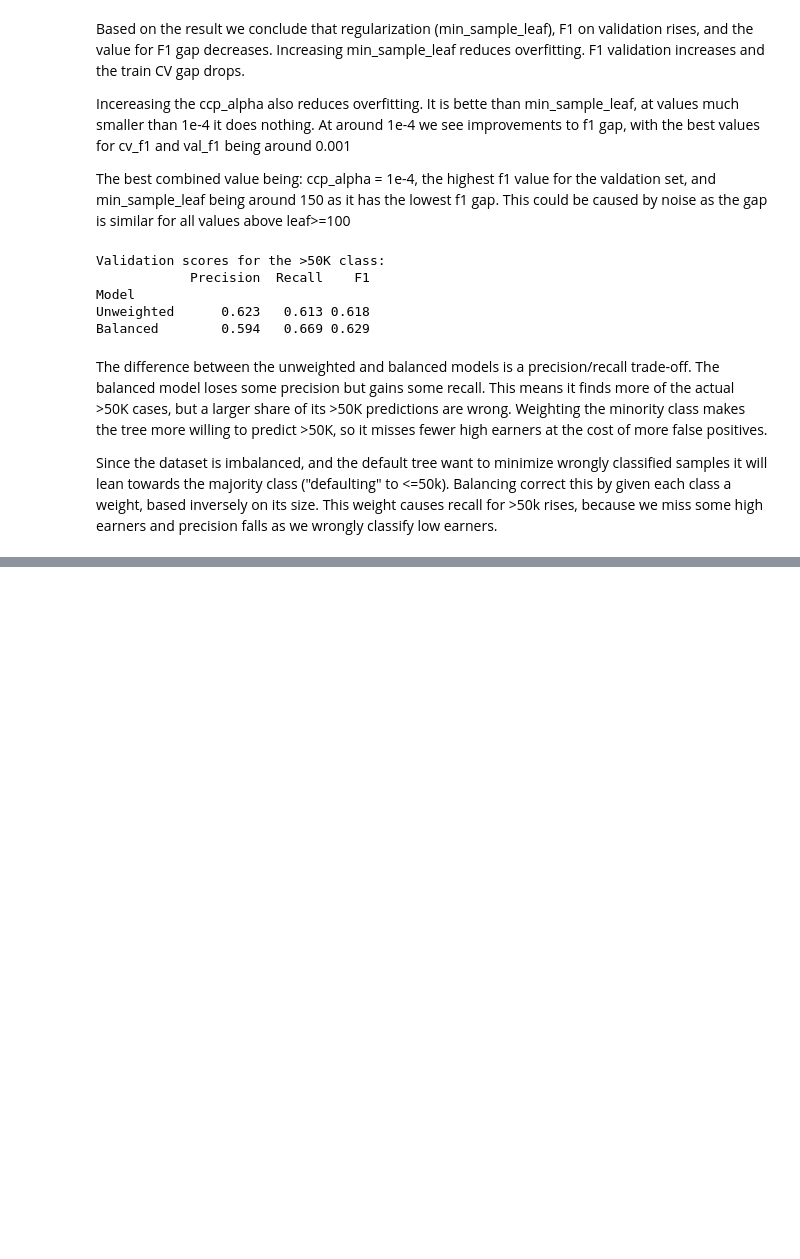
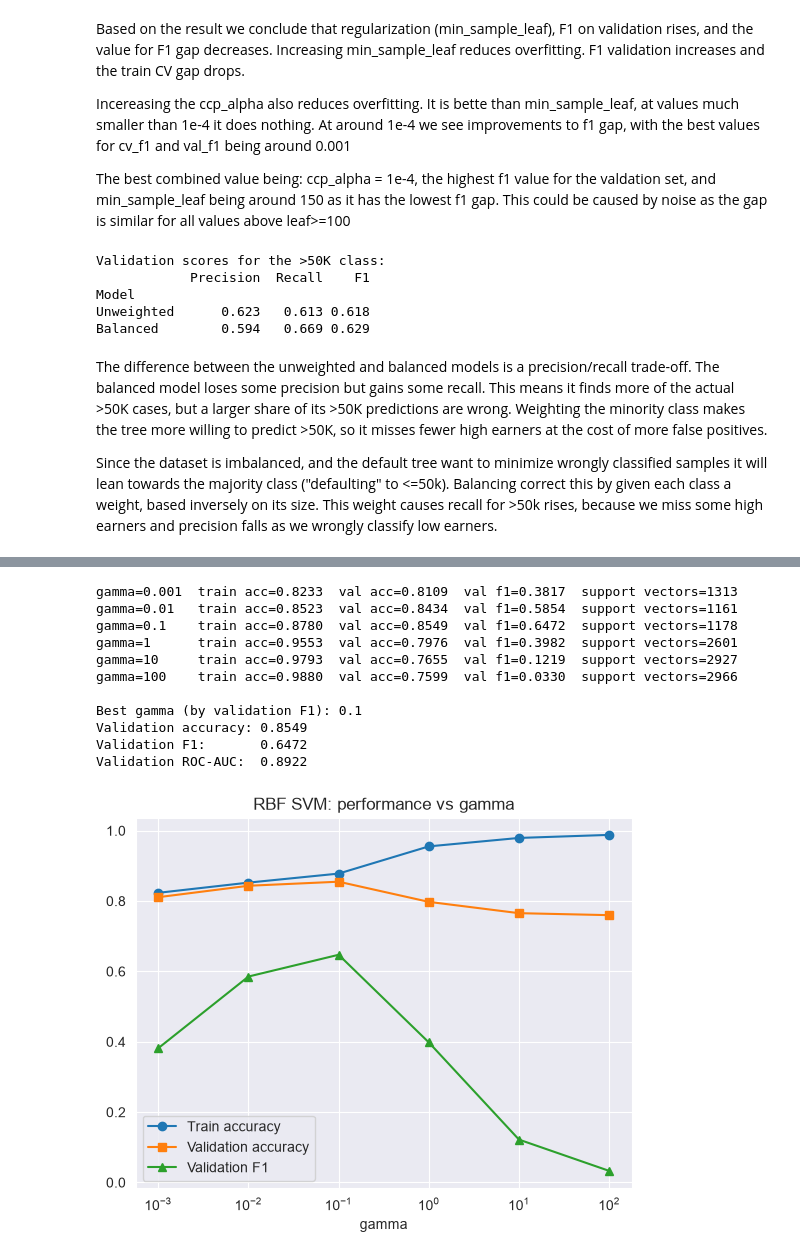
Before and after one commit to Erikth2104/ML_assignments, a Jupyter notebook: OBLIG_2/oblig2.ipynb, the cells around one changed output, grey strips where cells are left out. Cells and saved outputs as stored; diff of their text form; code cells hidden in the pictures; blank space fills up the shorter version.

```diff
--- a/OBLIG_2/oblig2.ipynb
+++ b/OBLIG_2/oblig2.ipynb
@@ -1265,0 +1423,56 @@ Since the dataset is imbalanced, and the default tree want to minimize wrongly c
+# %%
+from sklearn.svm import SVC
+from sklearn.metrics import accuracy_score, f1_score, roc_auc_score
+
+gamma_values = [0.001, 0.01, 0.1, 1, 10, 100]
+
+# same stratified subsample as before
+X_sub, _, y_sub, _ = train_test_split(X_train_pipe, y_train_pipe, train_size=N_SUB,
+                                      stratify=y_train_pipe, random_state=42)
+
+train_acc, val_acc, val_f1, n_sv = [], [], [], []
+for g in gamma_values:
+    model = Pipeline([("prep", preprocessor), ("clf", SVC(kernel="rbf", C=1, gamma=g))])
+    model.fit(X_sub, y_sub)
+    y_pred = model.predict(X_val_pipe)
+
+    train_acc.append(accuracy_score(y_sub, model.predict(X_sub)))
+    val_acc.append(accuracy_score(y_val_pipe, y_pred))
+    val_f1.append(f1_score(y_val_pipe, y_pred))
+    n_sv.append(model.named_steps["clf"].n_support_.sum())
+    print(f"gamma={g:<6} train acc={train_acc[-1]:.4f}  val acc={val_acc[-1]:.4f}  "
+          f"val f1={val_f1[-1]:.4f}  support vectors={n_sv[-1]}")
+
+best_gamma = gamma_values[np.argmax(val_f1)]
+print(f"\nBest gamma (by validation F1): {best_gamma}")
+
+# final performance of the best model on the validation set
+best_model = Pipeline([("prep", preprocessor), ("clf", SVC(kernel="rbf", C=1, gamma=best_gamma))])
+best_model.fit(X_sub, y_sub)
+y_pred = best_model.predict(X_val_pipe)
+print(f"Validation accuracy: {accuracy_score(y_val_pipe, y_pred):.4f}")
+print(f"Validation F1:       {f1_score(y_val_pipe, y_pred):.4f}")
+print(f"Validation ROC-AUC:  {roc_auc_score(y_val_pipe, best_model.decision_function(X_val_pipe)):.4f}")
+
+# plot
+plt.plot(gamma_values, train_acc, "o-", label="Train accuracy")
+plt.plot(gamma_values, val_acc, "s-", label="Validation accuracy")
+plt.plot(gamma_values, val_f1, "^-", label="Validation F1")
+plt.xscale("log")
+plt.xlabel("gamma")
+plt.title("RBF SVM: performance vs gamma")
+plt.legend()
+plt.show()
+# %% [output]
+gamma=0.001  train acc=0.8233  val acc=0.8109  val f1=0.3817  support vectors=1313
+gamma=0.01   train acc=0.8523  val acc=0.8434  val f1=0.5854  support vectors=1161
+gamma=0.1    train acc=0.8780  val acc=0.8549  val f1=0.6472  support vectors=1178
+gamma=1      train acc=0.9553  val acc=0.7976  val f1=0.3982  support vectors=2601
+gamma=10     train acc=0.9793  val acc=0.7655  val f1=0.1219  support vectors=2927
+gamma=100    train acc=0.9880  val acc=0.7599  val f1=0.0330  support vectors=2966
+
+Best gamma (by validation F1): 0.1
+Validation accuracy: 0.8549
+Validation F1:       0.6472
+Validation ROC-AUC:  0.8922
+[figure, added]
```
Also changed, not shown: parts of 15 cells of this notebook.
